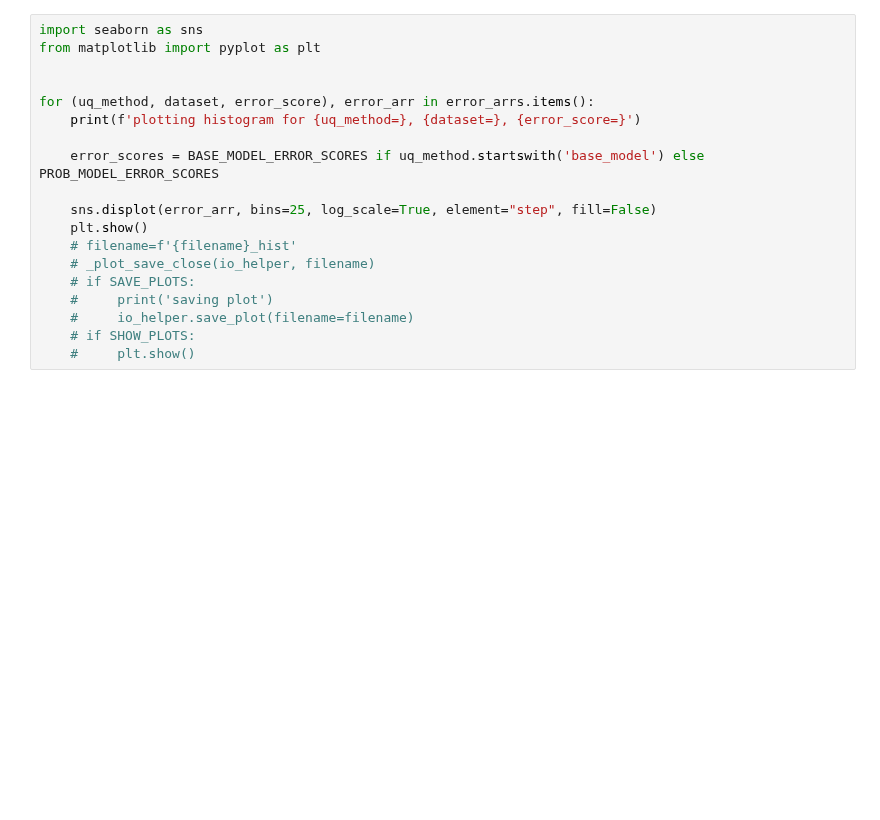
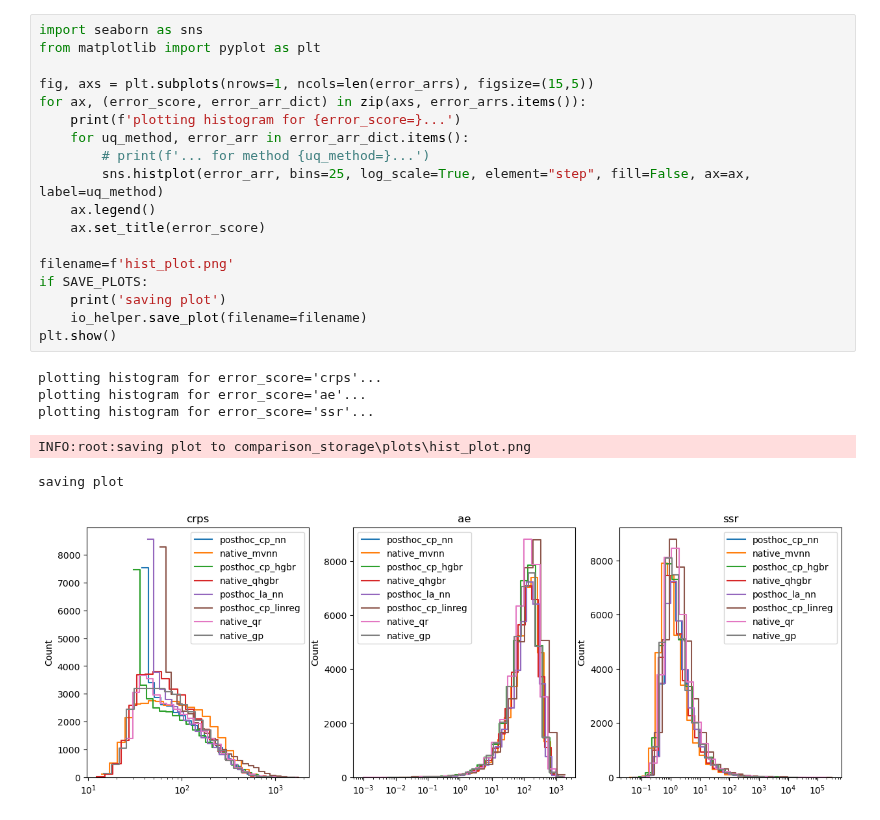
Before and after one commit to MischaDy/electricity-uq, a Jupyter notebook: plot_metrics_hist.ipynb, the cells around one changed output. Cells and saved outputs as stored; diff of their text form; blank space fills up the shorter version.

Commit message:
plot all methods hists together per error metric

```diff
--- a/plot_metrics_hist.ipynb
+++ b/plot_metrics_hist.ipynb
@@ -225,19 +152,25 @@ print('done')
 # %%
 import seaborn as sns
 from matplotlib import pyplot as plt
 
+fig, axs = plt.subplots(nrows=1, ncols=len(error_arrs), figsize=(15,5))
+for ax, (error_score, error_arr_dict) in zip(axs, error_arrs.items()):
+    print(f'plotting histogram for {error_score=}...')
+    for uq_method, error_arr in error_arr_dict.items():
+        # print(f'... for method {uq_method=}...')
+        sns.histplot(error_arr, bins=25, log_scale=True, element="step", fill=False, ax=ax, label=uq_method)
+    ax.legend()
+    ax.set_title(error_score)
 
-for (uq_method, dataset, error_score), error_arr in error_arrs.items():
-    print(f'plotting histogram for {uq_method=}, {dataset=}, {error_score=}')
-
-    error_scores = BASE_MODEL_ERROR_SCORES if uq_method.startswith('base_model') else PROB_MODEL_ERROR_SCORES
-
-    sns.displot(error_arr, bins=25, log_scale=True, element="step", fill=False)
-    plt.show()
-    # filename=f'{filename}_hist'
-    # _plot_save_close(io_helper, filename)
-    # if SAVE_PLOTS:
-    #     print('saving plot')
-    #     io_helper.save_plot(filename=filename)
-    # if SHOW_PLOTS:
-    #     plt.show()
+filename=f'hist_plot.png'
+if SAVE_PLOTS:
+    print('saving plot')
+    io_helper.save_plot(filename=filename)
+plt.show()
+# %% [output]
+plotting histogram for error_score='crps'...
+plotting histogram for error_score='ae'...
+plotting histogram for error_score='ssr'...
+INFO:root:saving plot to comparison_storage\plots\hist_plot.png
+saving plot
+[figure, added]
```
Also changed, not shown: parts of 2 cells of this notebook, 1 other file.
